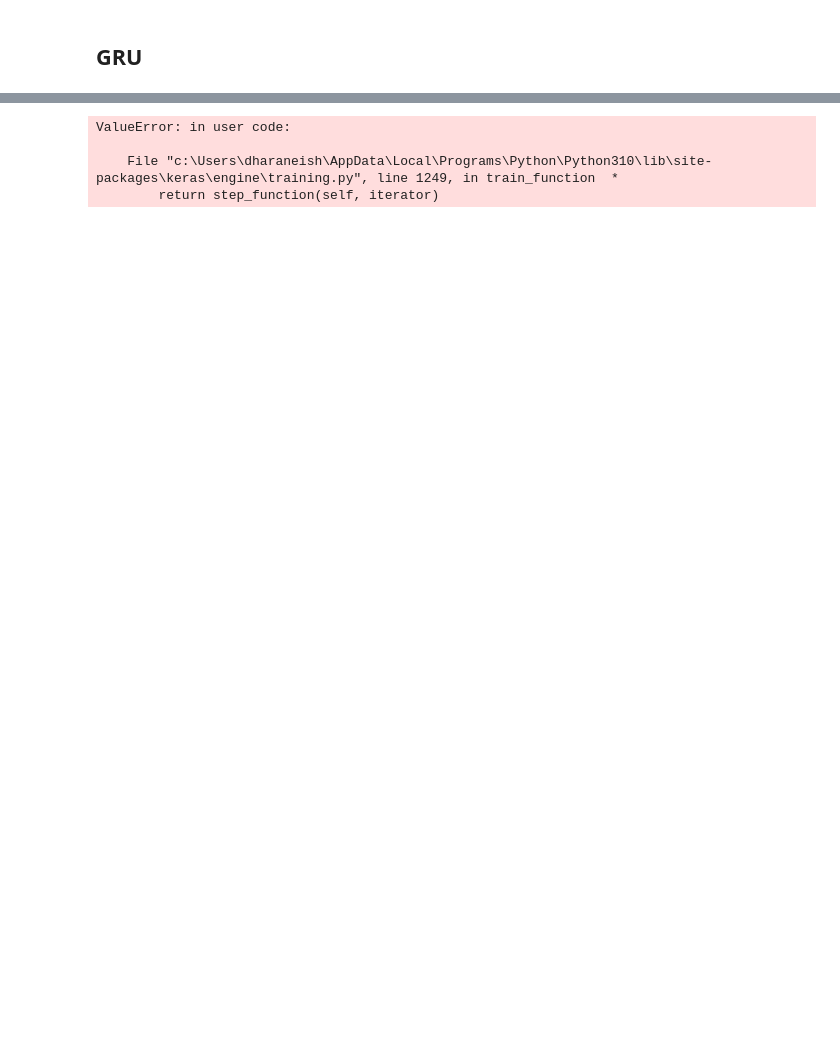
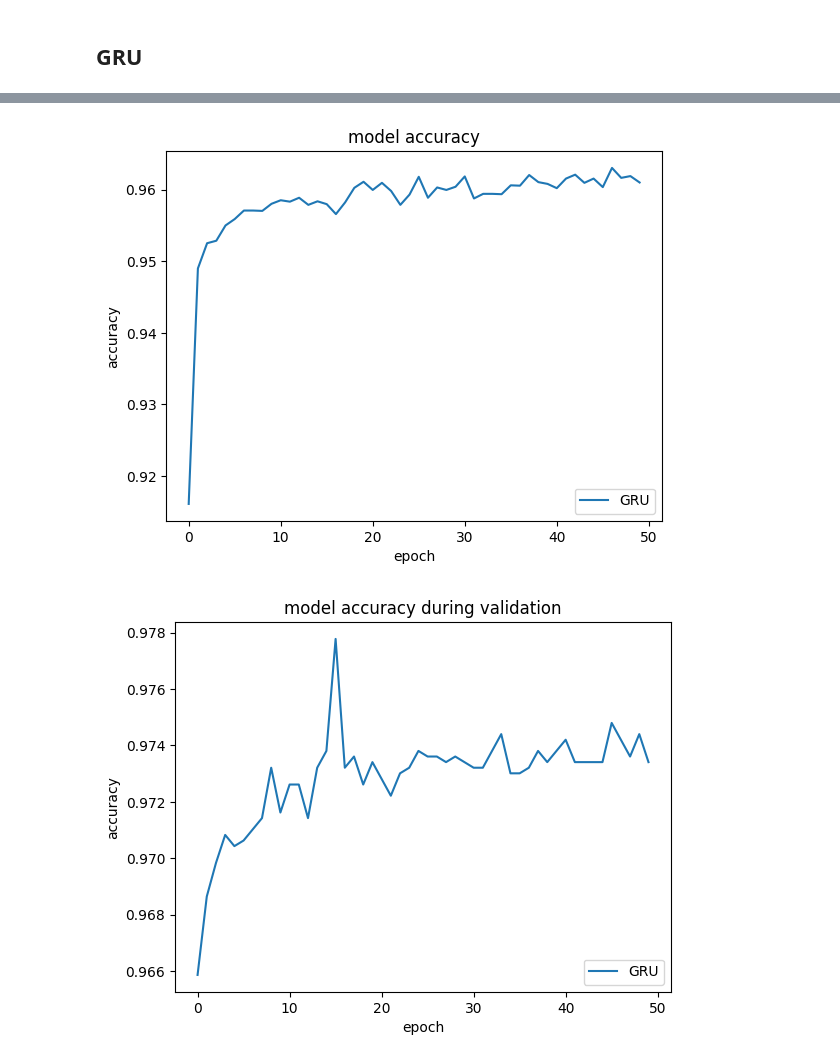
Before and after one commit to dharaneishvc/Intrusion-detection-DL-ML, a Jupyter notebook: Coding.ipynb, the cells around one changed output, grey strips where cells are left out. Saved outputs shown, nothing was run; the diff lists cells and outputs as text; code cells hidden in the pictures; blank space fills up the shorter version.

```diff
--- a/Coding.ipynb
+++ b/Coding.ipynb
@@ -554,39 +626,47 @@ model1.add(GRU(128, dropout=0.3, return_sequences=True, input_shape=(1,4)))
 model1.add(GRU(128))
 '''
 
-model1.add((Dense(3, activation='softmax')))
+model1.add((Dense(2, activation='softmax')))
 model1.compile(loss='binary_crossentropy', optimizer='adam', metrics=['accuracy'])
 #checkpoint
 filepath="weights.best.hdf5"
 checkpoint = ModelCheckpoint(filepath, monitor='val_acc', verbose=1, save_best_only=True, mode='max')
 callbacks_list = [checkpoint]
 
-predicted= model1.fit(X_train, Y_train, validation_data=(X_test, Y_test), epochs=100, batch_size=12,callbacks=callbacks_list)
+predicted= model1.fit(X_train, Y_train, validation_data=(X_test, Y_test), epochs=50, batch_size=256,callbacks=callbacks_list)
 
 model1.summary()
 scores = model1.evaluate(X_test, Y_test, verbose=2)
 print("Accuracy: %.2f%%" % (scores[1]*100))
-predicted_classes = model1.predict_classes(X_test,verbose=1)
+
+#predicted_classes = model1.predict_classes(X_test,verbose=1)
+
+predicted_classes = (model1.predict(X_test) > 0.5).astype("int32")
 print(predicted_classes.shape)
 print(predicted_classes)
-probs1 = model1.predict_proba(X_test)
 
+
+#probs1 = model1.predict_proba(X_test)
+def predict_prob(number):
+  return [number[0],1-number[0]]
+
+probs1 = np.array(list(map(predict_prob, model1.predict(X_test))))
+
+'''
 top_k1 = metrics.top_k_categorical_accuracy(Y_test,probs1,k=2)
 top_k_array1 = top_k1.eval(session=sess1)
 print(top_k_array1)
 print(top_k1)
+'''
 
-
-
-
-plt.plot(predicted.history['acc'])
+plt.plot(predicted.history['accuracy'])
 plt.title('model accuracy')
 plt.ylabel('accuracy')
 plt.xlabel('epoch')
 plt.legend(['GRU'], loc='lower right')
 plt.show()
 
-plt.plot(predicted.history['val_acc'])
+plt.plot(predicted.history['val_accuracy'])
 plt.title('model accuracy during validation')#during validation
 plt.ylabel('accuracy')
 plt.xlabel('epoch')
@@ -611,4 +707,2 @@ Epoch 1/100
-ValueError: in user code:
-
-    File "c:\Users\dharaneish\AppData\Local\Programs\Python\Python310\lib\site-packages\keras\engine\training.py", line 1249, in train_function  *
-        return step_function(self, iterator)
+[figure, added]
+[figure, added]
```
Also changed, not shown: parts of 5 cells of this notebook, 1 other file.
